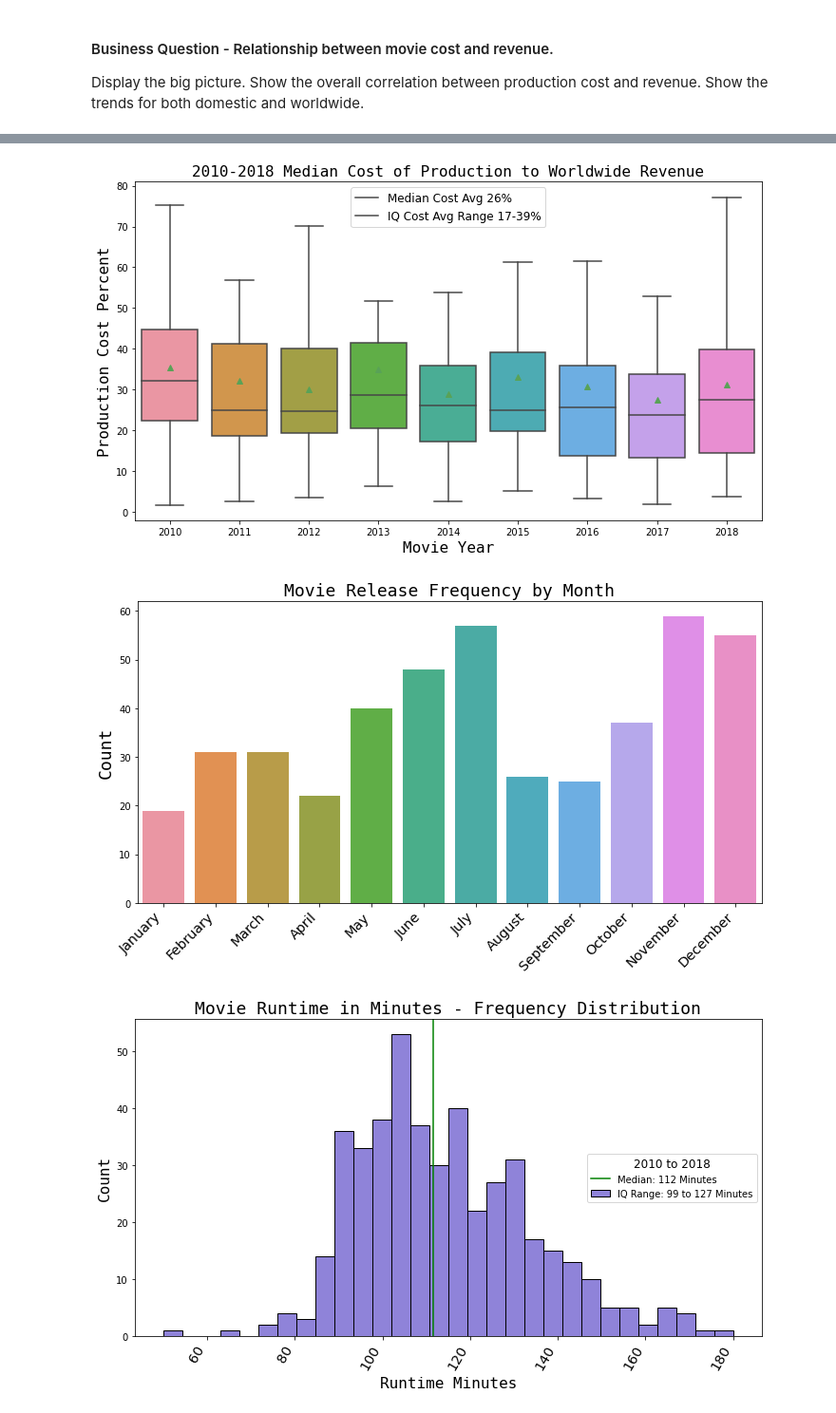
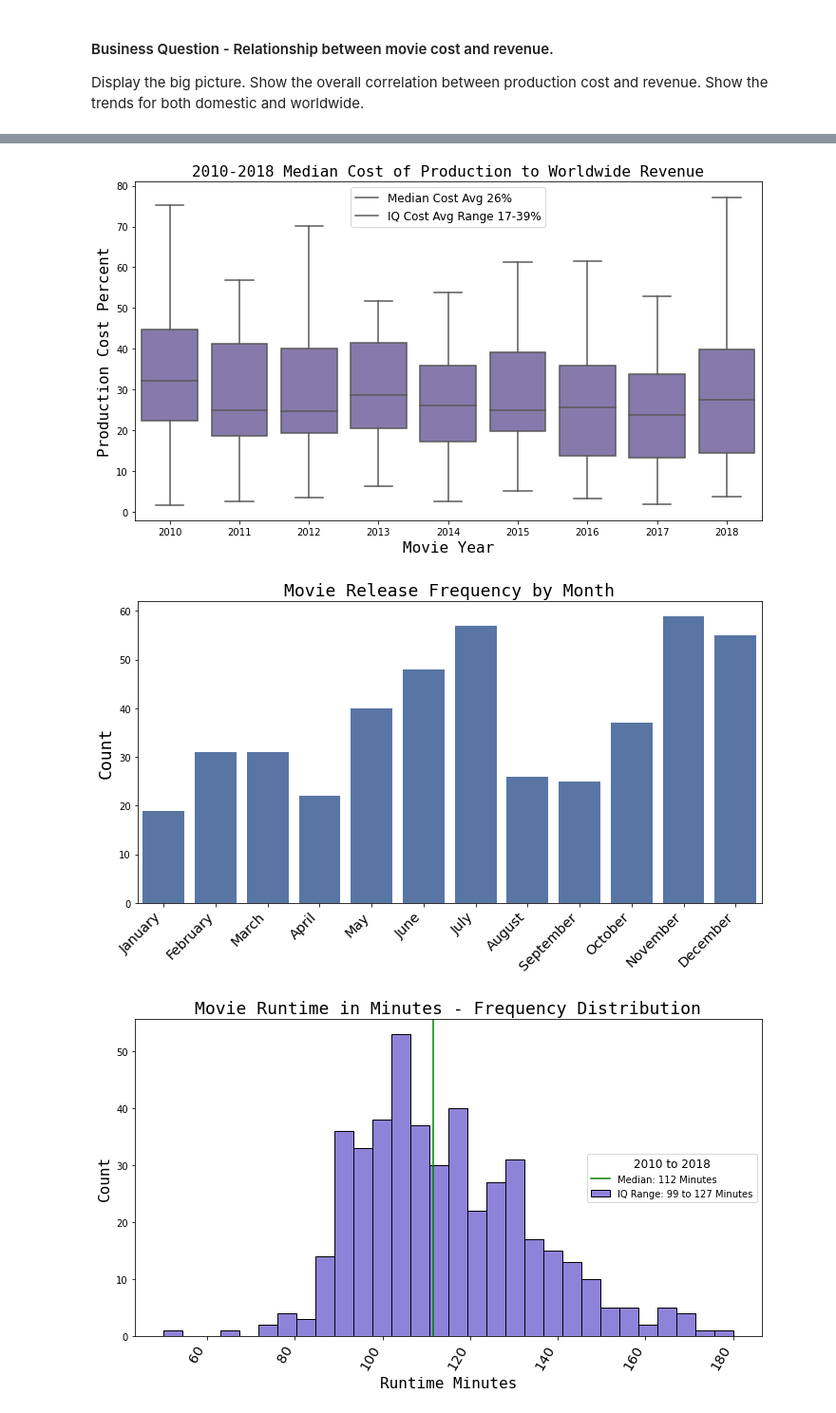
Before and after one commit to JM-Hansen/dsc-phase-1-project-v2-4, a Jupyter notebook: Microsoft_Movie_Analysis.ipynb, the cells around one changed output, grey strips where cells are left out. Shown at 95% size. Cells and saved outputs as stored; diff of their text form; code cells hidden in the pictures.

Commit message:
update to visuals for clarity

```diff
--- a/Microsoft_Movie_Analysis.ipynb
+++ b/Microsoft_Movie_Analysis.ipynb
@@ -1247,7 +1242,7 @@ sns.set_palette("Set1", 8, .75)
 plt.figure(figsize=(10,6))
 
 box = sns.boxplot(x = top_df['year'], y = top_df['production_percent'],
-                  showfliers = False, showmeans = True)
+                  showfliers = False, color = 'm')
 
 
 # Add labels and title
@@ -1269,37 +1264,41 @@ plt.tight_layout();
 
 plt.savefig('images/median_budget_cost.png')
 # %% [output]
-[figure, old version]
+[figure, new version]
 # %%
 # Show most common months for movie release.
 
+
 plt.figure(figsize=(10,6))
+
+
 sns.countplot(x ='month_released', data = top_df, order = ['January', 'February',
                                                             'March', 'April', 'May',
                                                             'June', 'July', 'August',
                                                             'September', 'October',
-                                                            'November', 'December'])
+                                                            'November', 'December'],
+              color = 'b')
 
 plt.xticks(
     rotation=45,
     horizontalalignment='right',
     fontweight='light',
     fontsize='x-large'
 )
 
 #Set Title and Axes Labels
 
 plt.xlabel(None)
 plt.ylabel('Count', size=18, family='monospace')
 plt.title('Movie Release Frequency by Month', size=18, family='monospace', weight=500)
 
 plt.tight_layout();
 
 #Save Fig
 
 plt.savefig('images/movie_month.png')
 # %% [output]
-[figure, old version]
+[figure, new version]
 # %%
 # Create one more visualization for runtime minutes
 plt.figure(figsize=(10,6))
```
Also changed, not shown: parts of 6 cells of this notebook, 5 other files.
